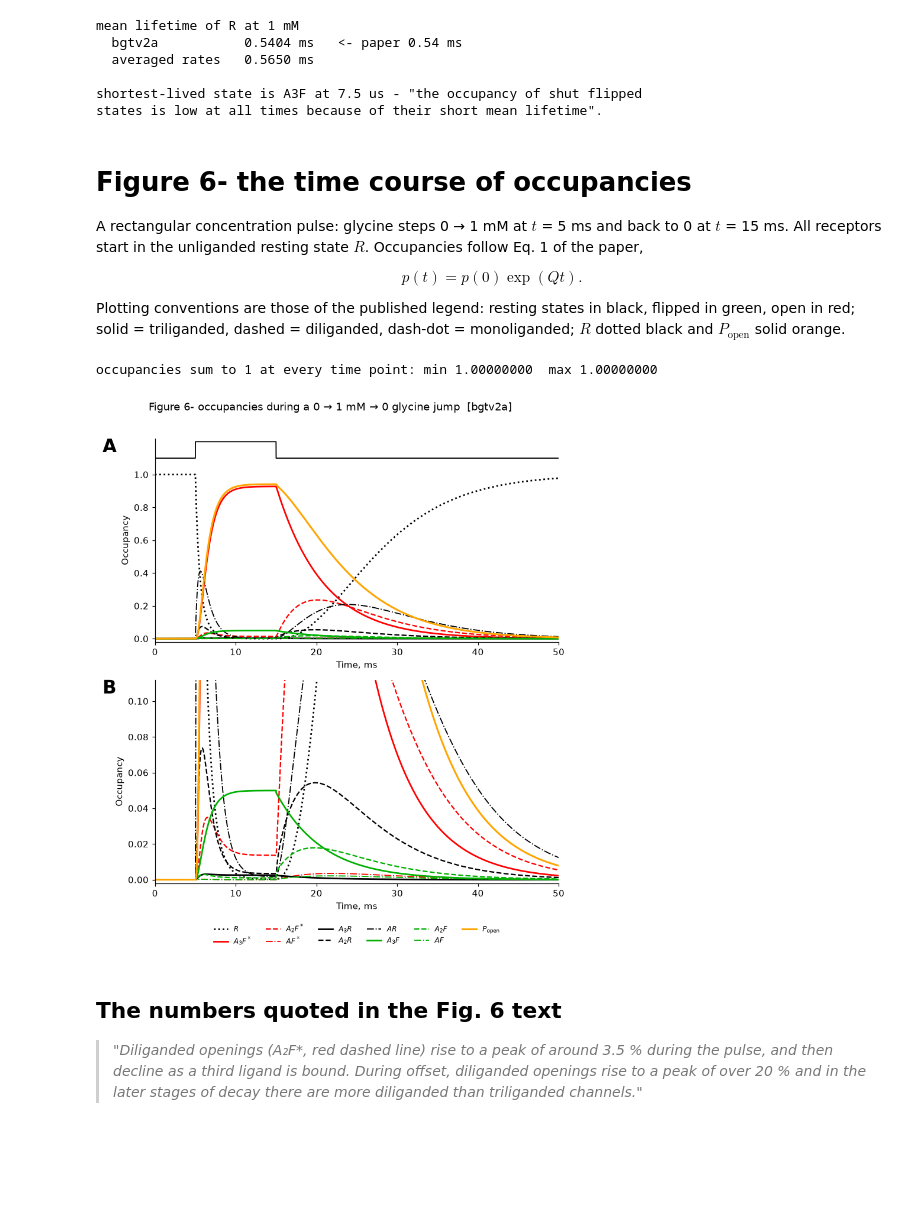
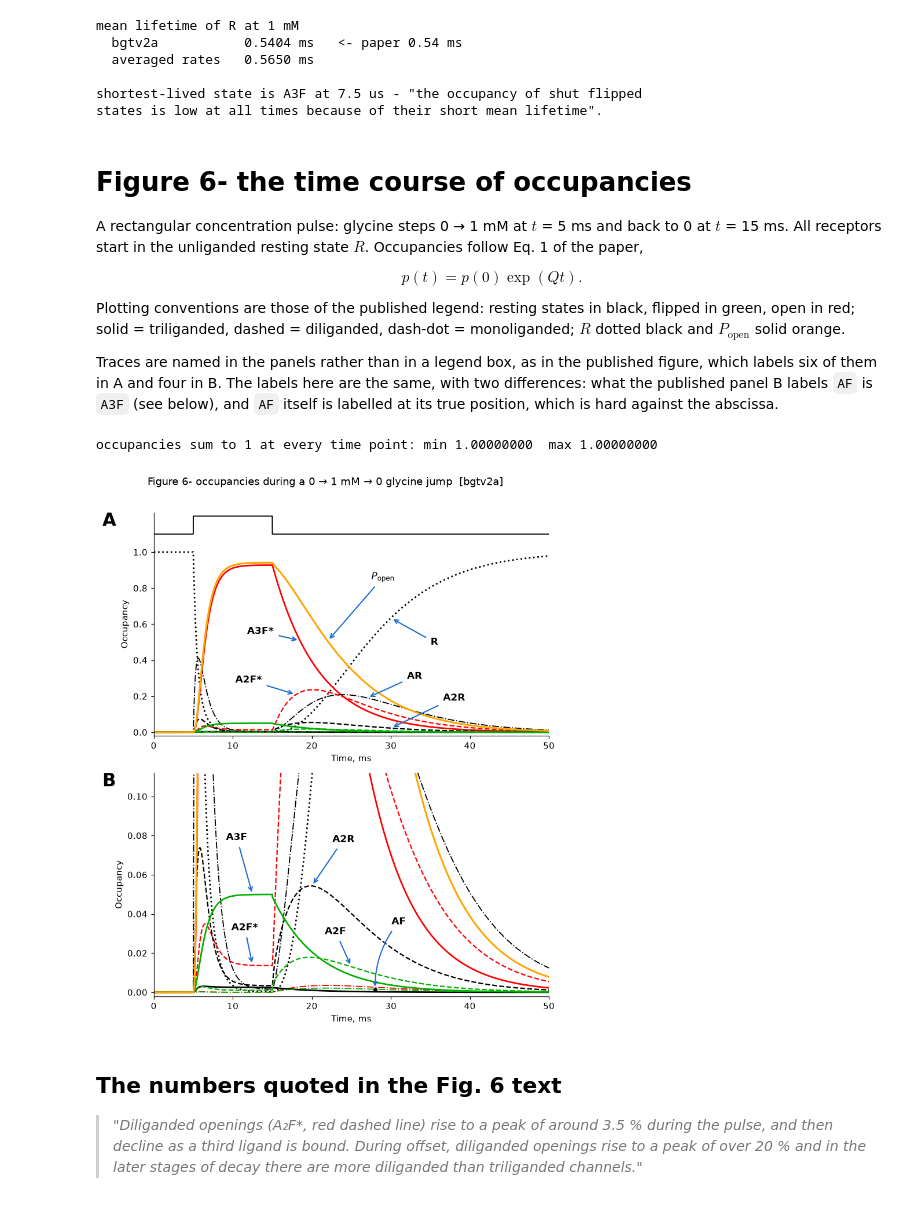
Before and after one commit to DCPROGS/ColquhounLape2012-reproduction, a Jupyter notebook: ColquhounLape2012_reproduction.ipynb, the cells around one changed output. Drawn from its saved outputs; the diff is of its cells as text; code cells hidden in the pictures; blank space fills up the shorter version.

```diff
--- a/ColquhounLape2012_reproduction.ipynb
+++ b/ColquhounLape2012_reproduction.ipynb
@@ -725,6 +731,12 @@ $$p(t) = p(0)\exp(Qt).$$
 Plotting conventions are those of the published legend: resting states in black,
 flipped in green, open in red; solid = triliganded, dashed = diliganded,
 dash-dot = monoliganded; $R$ dotted black and $P_\mathrm{open}$ solid orange.
+
+Traces are named in the panels rather than in a legend box, as in the published
+figure, which labels six of them in A and four in B. The labels here are the
+same, with two differences: what the published panel B labels `AF` is `A3F`
+(see below), and `AF` itself is labelled at its true position, which is hard
+against the abscissa.
 # %%
 CMAX, PREPULSE, WIDTH, RECLEN, STEP = 1e-3, 5e-3, 10e-3, 50e-3, 5e-6
 
@@ -747,41 +759,78 @@ STYLE = {   # colour, linestyle, linewidth, label
     'A3F':  ('#00b000', '-',  1.8, r'$A_3F$'),
     'A2F':  ('#00b000', '--', 1.5, r'$A_2F$'),
     'AF':   ('#00b000', '-.', 1.2, r'$AF$'),
     'A3R':  ('black',   '-',  1.8, r'$A_3R$'),
     'A2R':  ('black',   '--', 1.5, r'$A_2R$'),
     'AR':   ('black',   '-.', 1.2, r'$AR$'),
     'R':    ('black',   ':',  1.8, r'$R$'),
 }
 DRAW = ['R', 'A3F*', 'A2F*', 'AF*', 'A3R', 'A2R', 'AR', 'A3F', 'A2F', 'AF']
 
 fig, (axA, axB) = plt.subplots(2, 1, figsize=(7.5, 9))
 for ax, ylim, panel in ((axA, (-0.02, 1.22), 'A'), (axB, (-0.002, 0.112), 'B')):
     for n in DRAW:
         col, ls, lw, _ = STYLE[n]
         ax.plot(t_ms, jump.P[BG.i(n)], color=col, ls=ls, lw=lw)
     ax.plot(t_ms, jump.Popen, color='orange', lw=2.0)
     if panel == 'A':
         ax.plot(t_ms, 1.10 + 0.10 * jump.c / CMAX, color='black', lw=1.2)
         ax.set_yticks([0, .2, .4, .6, .8, 1.0])
     else:
         ax.set_yticks([0, .02, .04, .06, .08, .10])
     ax.set_xlim(0, RECLEN * 1e3); ax.set_ylim(*ylim)
     ax.set_xlabel('Time, ms'); ax.set_ylabel('Occupancy')
     ax.spines[['top', 'right']].set_visible(False)
     ax.text(-0.13, 1.0, panel, transform=ax.transAxes,
             fontsize=20, fontweight='bold', va='top')
 
-from matplotlib.lines import Line2D
-h = [Line2D([], [], color=STYLE[n][0], ls=STYLE[n][1], lw=STYLE[n][2],
-            label=STYLE[n][3]) for n in DRAW]
-h.append(Line2D([], [], color='orange', lw=2, label=r'$P_{\rm open}$'))
-axB.legend(handles=h, ncol=6, fontsize=8, loc='upper center',
-           bbox_to_anchor=(0.5, -0.17), frameon=False)
+# Label the traces in the panels, as the published figure does. The published
+# figure carries no legend box; it names six traces in A and four in B with
+# bold labels and blue arrows. The same ones are named here, with the one
+# correction - what the published panel B labels AF is A3F - and with AF added
+# at its true position, hard against the abscissa, since that is the point of
+# the correction.
+ARROW = '#1f6fd0'
+
+
+def trace_at(name, x_ms):
+    return jump.P[BG.i(name)][int(np.searchsorted(t_ms, x_ms))]
+
+
+def label(ax, text, x_text, y_text, name, x_anchor, mark=False, rad=0.0):
+    y = trace_at(name, x_anchor)
+    if mark:
+        ax.plot([x_anchor], [y], marker='o', ms=3.5, color='black', zorder=6)
+    ax.annotate(text, xy=(x_anchor, y), xytext=(x_text, y_text),
+                fontsize=11, fontweight='bold', color='black',
+                ha='center', va='center', zorder=6,
+                arrowprops=dict(arrowstyle='->', color=ARROW, lw=1.4,
+                                shrinkA=4, shrinkB=3,
+                                connectionstyle='arc3,rad=%g' % rad))
+
+
+axA.annotate(r'$P_{\rm open}$',
+             xy=(22.0, jump.Popen[int(np.searchsorted(t_ms, 22.0))]),
+             xytext=(29.0, 0.86), fontsize=11, fontweight='bold', color='black',
+             ha='center', va='center', zorder=6,
+             arrowprops=dict(arrowstyle='->', color=ARROW, lw=1.4,
+                             shrinkA=4, shrinkB=3))
+label(axA, 'A3F*', 13.5, 0.56, 'A3F*', 18.5)
+label(axA, 'A2F*', 12.0, 0.29, 'A2F*', 18.0)
+label(axA, 'R',    35.5, 0.50, 'R',    30.0)
+label(axA, 'AR',   33.0, 0.31, 'AR',   27.0)
+label(axA, 'A2R',  38.0, 0.19, 'A2R',  30.0)
+
+label(axB, 'A3F',  10.5, 0.079, 'A3F',  12.5)
+label(axB, 'A2F*', 11.5, 0.033, 'A2F*', 12.5)
+label(axB, 'A2R',  24.0, 0.078, 'A2R',  20.0)
+label(axB, 'A2F',  23.0, 0.031, 'A2F',  25.0)
+label(axB, 'AF',   31.0, 0.036, 'AF',   28.0, mark=True, rad=0.18)
+
 fig.suptitle('Figure 6- occupancies during a 0 → 1 mM → 0 glycine jump  [bgtv2a]')
-fig.tight_layout(rect=[0.02, 0.03, 1, 0.97])
+fig.tight_layout(rect=[0.02, 0.01, 1, 0.97])
 plt.show()
 # %% [output]
-[figure, old version]
+[figure, new version]
 # %% [markdown]
 ## The numbers quoted in the Fig. 6 text
 
```
Also changed, not shown: parts of 1 cell of this notebook.
